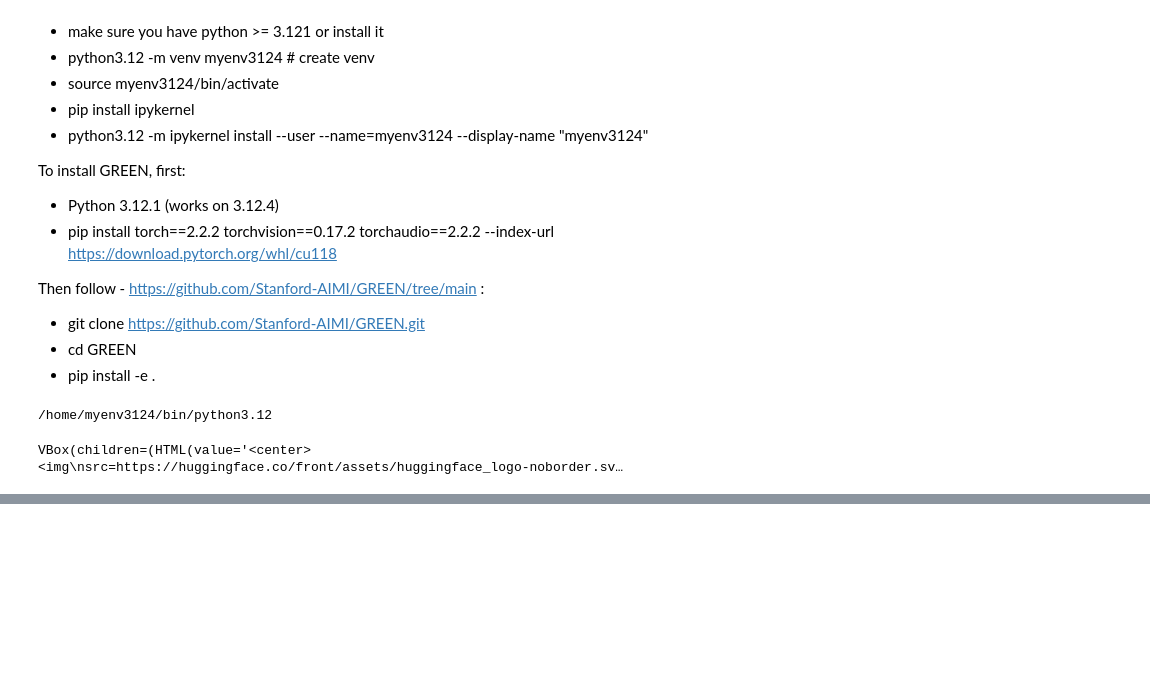
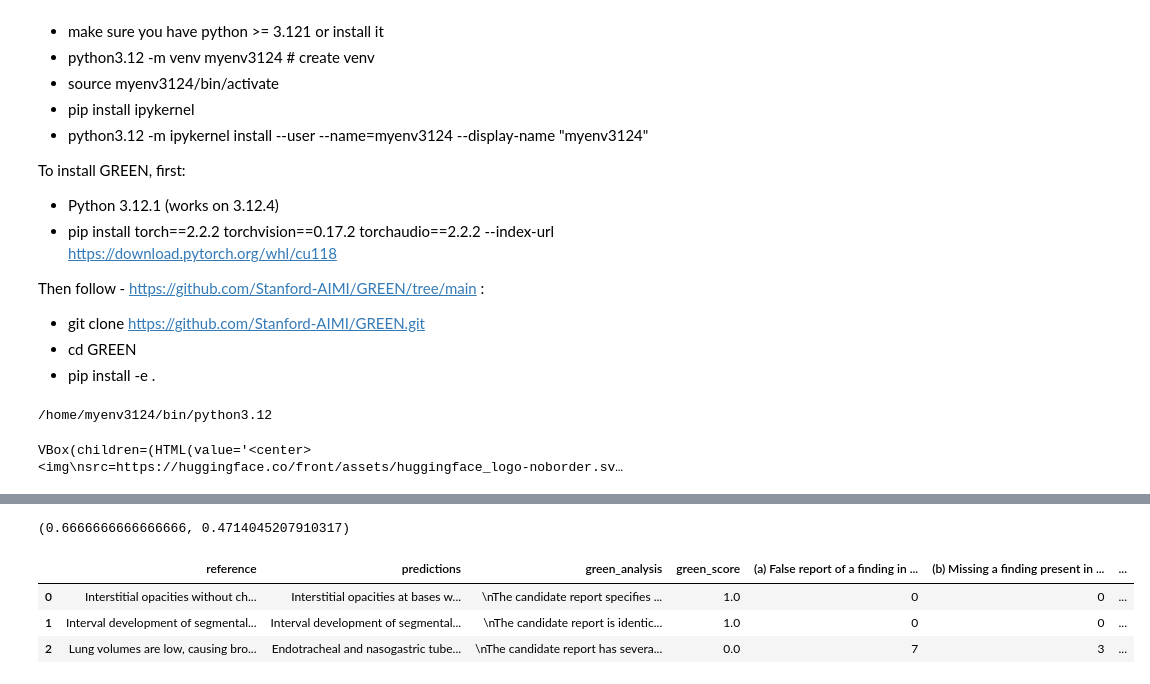
Before and after one commit to ramm777/transformers_xray_report, a Jupyter notebook: task2_0_inference.ipynb, the cells around one changed output, grey strips where cells are left out. Drawn from its saved outputs; the diff is of its cells as text; code cells hidden in the pictures; blank space fills up the shorter version.

Commit message:
some progress on green score

```diff
--- a/task2_0_inference.ipynb
+++ b/task2_0_inference.ipynb
@@ -346,0 +312,11 @@ len(outputs)
+# %%
+mean, std
+# %% [output]
+(0.6666666666666666, 0.4714045207910317)
+# %%
+result_df
+# %% [output]
+|  | reference | predictions | green_analysis | green_score | (a) False report of a finding in ... | (b) Missing a finding present in ... | ... |
+| 0 | Interstitial opacities without ch... | Interstitial opacities at bases w... | \nThe candidate report specifies ... | 1.0 | 0 | 0 | ... |
+| 1 | Interval development of segmental... | Interval development of segmental... | \nThe candidate report is identic... | 1.0 | 0 | 0 | ... |
+| 2 | Lung volumes are low, causing bro... | Endotracheal and nasogastric tube... | \nThe candidate report has severa... | 0.0 | 7 | 3 | ... |
```
Also changed, not shown: parts of 12 cells of this notebook.
